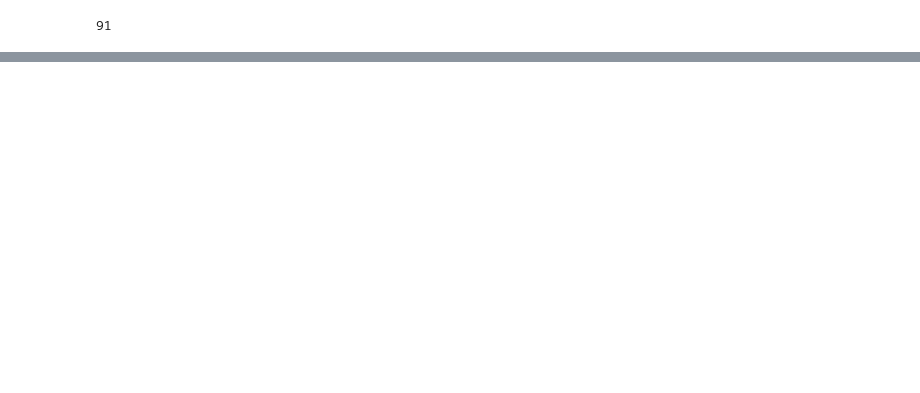
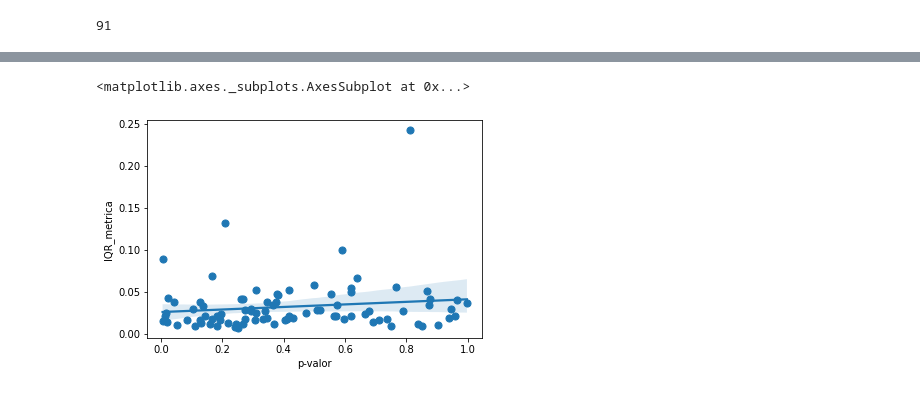
Before and after one commit to maiaufrrj/BRtrading, a Jupyter notebook: pvalor_IQR_ibov.ipynb, the cells around one changed output, grey strips where cells are left out. Saved outputs shown, nothing was run; the diff lists cells and outputs as text; code cells hidden in the pictures; blank space fills up the shorter version.

```diff
--- a/pvalor_IQR_ibov.ipynb
+++ b/pvalor_IQR_ibov.ipynb
@@ -142,0 +101,11 @@ lista_valores_iqr
+# %%
+lista1=[]
+for i in range(len(lista_pvalor)):
+   lista1.append(list([lista_ibov[i], lista_pvalor[i]]))
+# %%
+df_pvalor = pd.DataFrame(lista1)
+df_pvalor['Ação']=df_pvalor[0]
+df_pvalor['p-valor']=df_pvalor[1]
+df_pvalor.drop(columns=[0, 1], inplace=True)
+df_pvalor.set_index(keys='Ação', inplace=True)
+df_pvalor.head()
@@ -142,0 +120,7 @@ lista_valores_iqr
+# %%
+df_iqr = pd.DataFrame(lista_iqr)
+df_iqr['Ação']=df_iqr[0]
+df_iqr['IQR_metrica']=df_iqr[1]
+df_iqr.drop(columns=[0, 1], inplace=True)
+df_iqr.set_index(keys='Ação', inplace=True)
+df_iqr.head()
@@ -142,0 +139,3 @@ lista_valores_iqr
+# %%
+df_final = pd.concat([df_pvalor, df_iqr], axis=1, join="inner")
+df_final.head()
@@ -142,0 +150,6 @@ lista_valores_iqr
+# %%
+import seaborn as sns
+sns.regplot(data=df_final, x="p-valor", y="IQR_metrica",  x_estimator=np.mean)
+# %% [output]
+<matplotlib.axes._subplots.AxesSubplot at 0x...>
+[figure, added]
```
Also changed, not shown: parts of 8 cells of this notebook.
